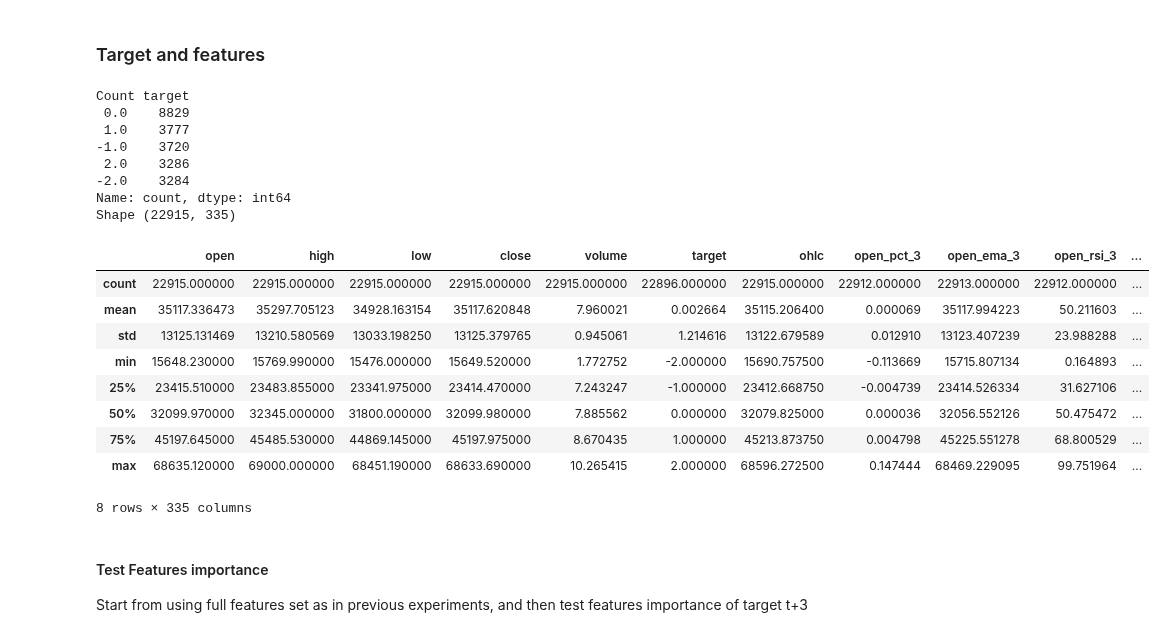
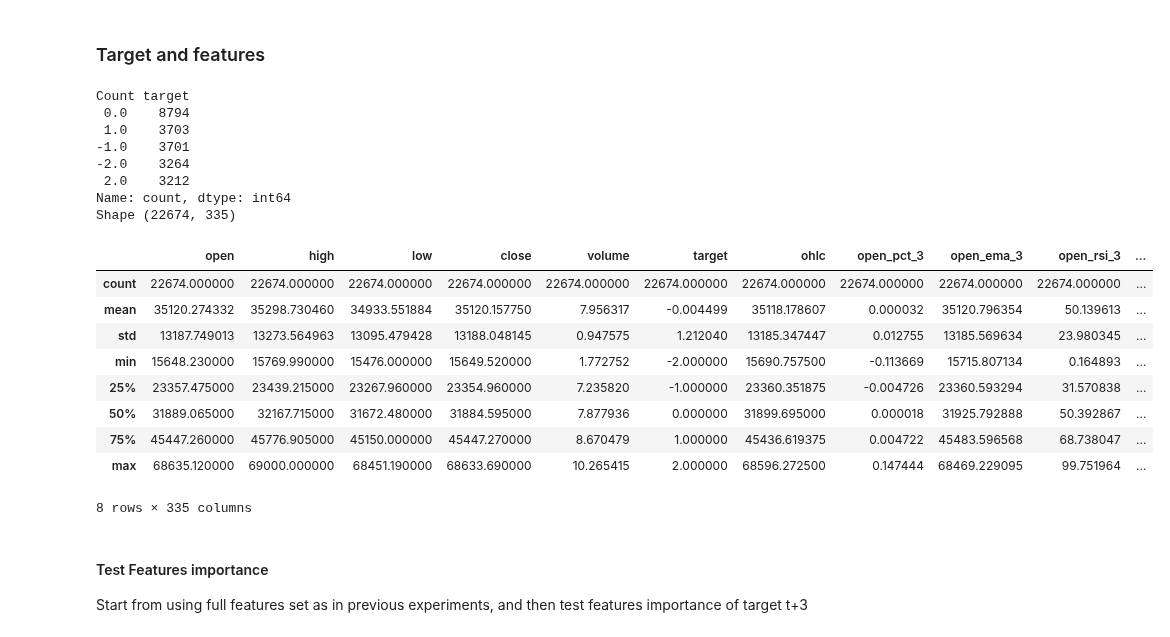
Before and after one commit to natapone/btc_live_price_prediction, a Jupyter notebook: 04_deep_learning_model.ipynb, the cells around one changed output. Cells and saved outputs as stored; diff of their text form; code cells hidden in the pictures.

```diff
--- a/04_deep_learning_model.ipynb
+++ b/04_deep_learning_model.ipynb
@@ -153,47 +153,47 @@ def get_features_v1(df):
         df.loc[:, f'price_adx_{period}'] = talib.ADX(df['high'].values, df['low'].values, df['close'].values, timeperiod=period)
 
         # MFI
         df.loc[:, f'mfi_{period}'] = talib.MFI(df['high'].values, df['low'].values, df['close'].values, df['volume'].values, timeperiod=period)
 
         # DX
         df.loc[:, f'price_dx_{period}'] = talib.DX(df['high'].values, df['low'].values, df['close'].values, timeperiod=period)
 
 
     df = df.copy()
 
     return df
 
 df = read_hist_data()
 df = get_target_next_ema_diff(df, target_shift=3)
 df = get_features_v1(df)
-# df = df.dropna()
+df = df.dropna()
 
 # print(df.head(5))
 # print(df.tail(5))
 
 # Count target values
 print("Count", df['target'].value_counts())
 
 print("Shape", df.shape)
 
 df.describe()
 # %% [output]
 Count target
- 0.0    8829
- 1.0    3777
--1.0    3720
- 2.0    3286
--2.0    3284
+ 0.0    8794
+ 1.0    3703
+-1.0    3701
+-2.0    3264
+ 2.0    3212
 Name: count, dtype: int64
-Shape (22915, 335)
+Shape (22674, 335)
 |  | open | high | low | close | volume | target | ohlc | open_pct_3 | open_ema_3 | open_rsi_3 | ... |
-| count | 22915.000000 | 22915.000000 | 22915.000000 | 22915.000000 | 22915.000000 | 22896.000000 | 22915.000000 | 22912.000000 | 22913.000000 | 22912.000000 | ... |
-| mean | 35117.336473 | 35297.705123 | 34928.163154 | 35117.620848 | 7.960021 | 0.002664 | 35115.206400 | 0.000069 | 35117.994223 | 50.211603 | ... |
-| std | 13125.131469 | 13210.580569 | 13033.198250 | 13125.379765 | 0.945061 | 1.214616 | 13122.679589 | 0.012910 | 13123.407239 | 23.988288 | ... |
+| count | 22674.000000 | 22674.000000 | 22674.000000 | 22674.000000 | 22674.000000 | 22674.000000 | 22674.000000 | 22674.000000 | 22674.000000 | 22674.000000 | ... |
+| mean | 35120.274332 | 35298.730460 | 34933.551884 | 35120.157750 | 7.956317 | -0.004499 | 35118.178607 | 0.000032 | 35120.796354 | 50.139613 | ... |
+| std | 13187.749013 | 13273.564963 | 13095.479428 | 13188.048145 | 0.947575 | 1.212040 | 13185.347447 | 0.012755 | 13185.569634 | 23.980345 | ... |
 | min | 15648.230000 | 15769.990000 | 15476.000000 | 15649.520000 | 1.772752 | -2.000000 | 15690.757500 | -0.113669 | 15715.807134 | 0.164893 | ... |
-| 25% | 23415.510000 | 23483.855000 | 23341.975000 | 23414.470000 | 7.243247 | -1.000000 | 23412.668750 | -0.004739 | 23414.526334 | 31.627106 | ... |
-| 50% | 32099.970000 | 32345.000000 | 31800.000000 | 32099.980000 | 7.885562 | 0.000000 | 32079.825000 | 0.000036 | 32056.552126 | 50.475472 | ... |
-| 75% | 45197.645000 | 45485.530000 | 44869.145000 | 45197.975000 | 8.670435 | 1.000000 | 45213.873750 | 0.004798 | 45225.551278 | 68.800529 | ... |
+| 25% | 23357.475000 | 23439.215000 | 23267.960000 | 23354.960000 | 7.235820 | -1.000000 | 23360.351875 | -0.004726 | 23360.593294 | 31.570838 | ... |
+| 50% | 31889.065000 | 32167.715000 | 31672.480000 | 31884.595000 | 7.877936 | 0.000000 | 31899.695000 | 0.000018 | 31925.792888 | 50.392867 | ... |
+| 75% | 45447.260000 | 45776.905000 | 45150.000000 | 45447.270000 | 8.670479 | 1.000000 | 45436.619375 | 0.004722 | 45483.596568 | 68.738047 | ... |
 | max | 68635.120000 | 69000.000000 | 68451.190000 | 68633.690000 | 10.265415 | 2.000000 | 68596.272500 | 0.147444 | 68469.229095 | 99.751964 | ... |
 8 rows × 335 columns
 # %% [markdown]
```
Also changed, not shown: parts of 21 cells of this notebook.
